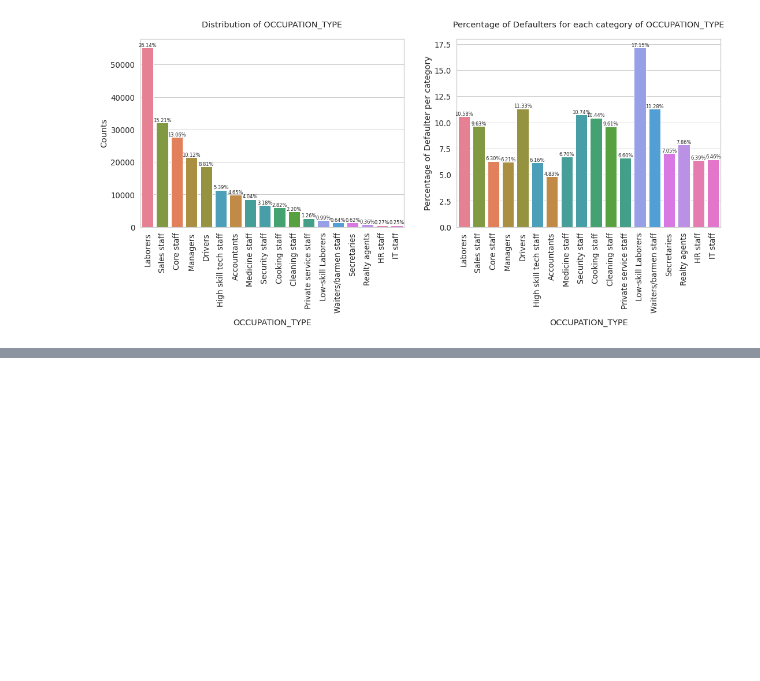
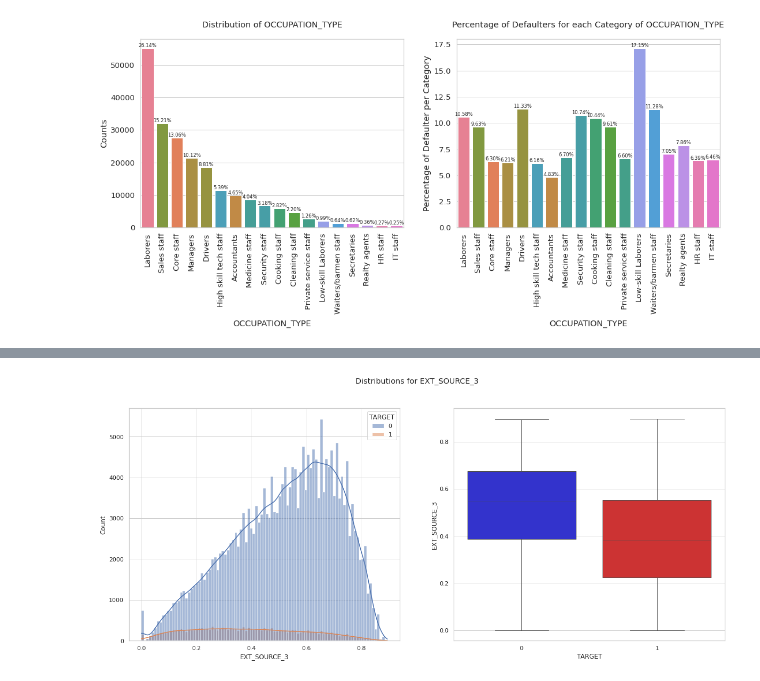
Before and after one commit to stanislavlia/msds_cred_scoring, a Jupyter notebook: EDA.ipynb, the cells around one changed output, grey strips where cells are left out. Cells and saved outputs as stored; diff of their text form; code cells hidden in the pictures; blank space fills up the shorter version.

```diff
--- a/EDA.ipynb
+++ b/EDA.ipynb
@@ -596,0 +697,4 @@ Perhaps, revolving loans are usually smaller sums that easier to return.
+# %%
+plot_continuous_variables(application_train_df, "EXT_SOURCE_3", plots=["distplot", "box"])
+# %% [output]
+[figure, added]
```
Also changed, not shown: parts of 24 cells of this notebook.
